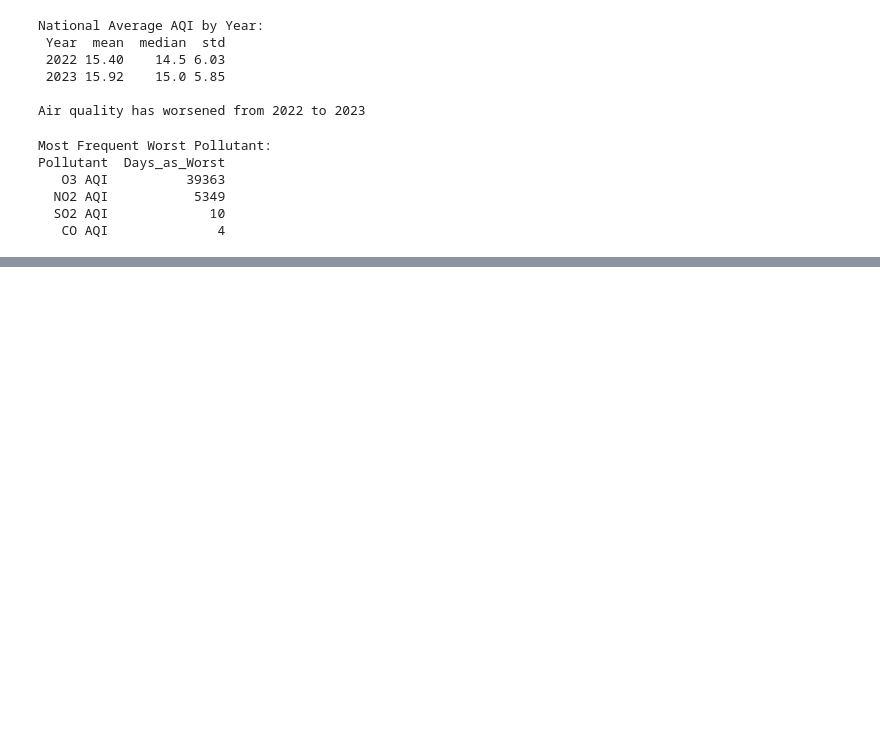
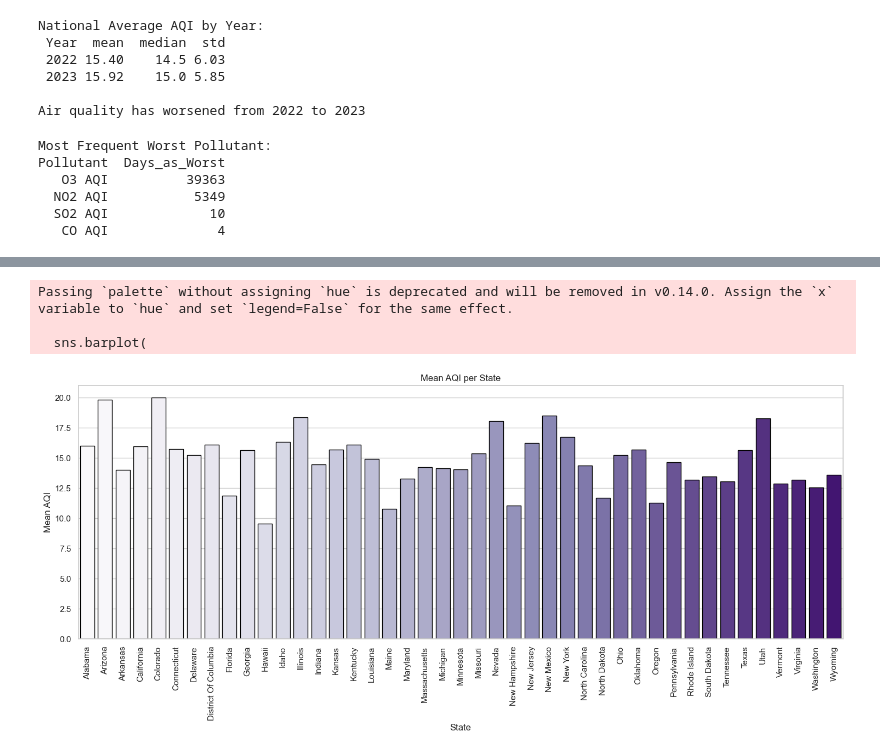
Before and after one commit to sofiabernal5/python-project-group3, a Jupyter notebook: analysis.ipynb, the cells around one changed output, grey strips where cells are left out. Saved outputs shown, nothing was run; the diff lists cells and outputs as text; code cells hidden in the pictures; blank space fills up the shorter version.

```diff
--- a/analysis.ipynb
+++ b/analysis.ipynb
@@ -381,0 +418,23 @@ Pollutant  Days_as_Worst
+# %%
+# Bar Plot (Mean AQI per State)
+# df.head()
+plt.figure(figsize=(18, 6))
+
+sns.barplot(
+    data=df,
+    x="State",
+    y = "Avg_AQI", estimator = "mean",
+    palette="Purples", errorbar=None, edgecolor="black"
+)
+
+plt.title("Mean AQI per State")
+plt.xlabel("State")
+plt.ylabel("Mean AQI")
+plt.xticks(rotation=90)
+fig.savefig("figures/mean-aqi-per-state.pdf", dpi=300)
+plt.show()
+# %% [output]
+Passing `palette` without assigning `hue` is deprecated and will be removed in v0.14.0. Assign the `x` variable to `hue` and set `legend=False` for the same effect.
+
+  sns.barplot(
+[figure, added]
```
Also changed, not shown: parts of 9 cells of this notebook, 8 other files.
